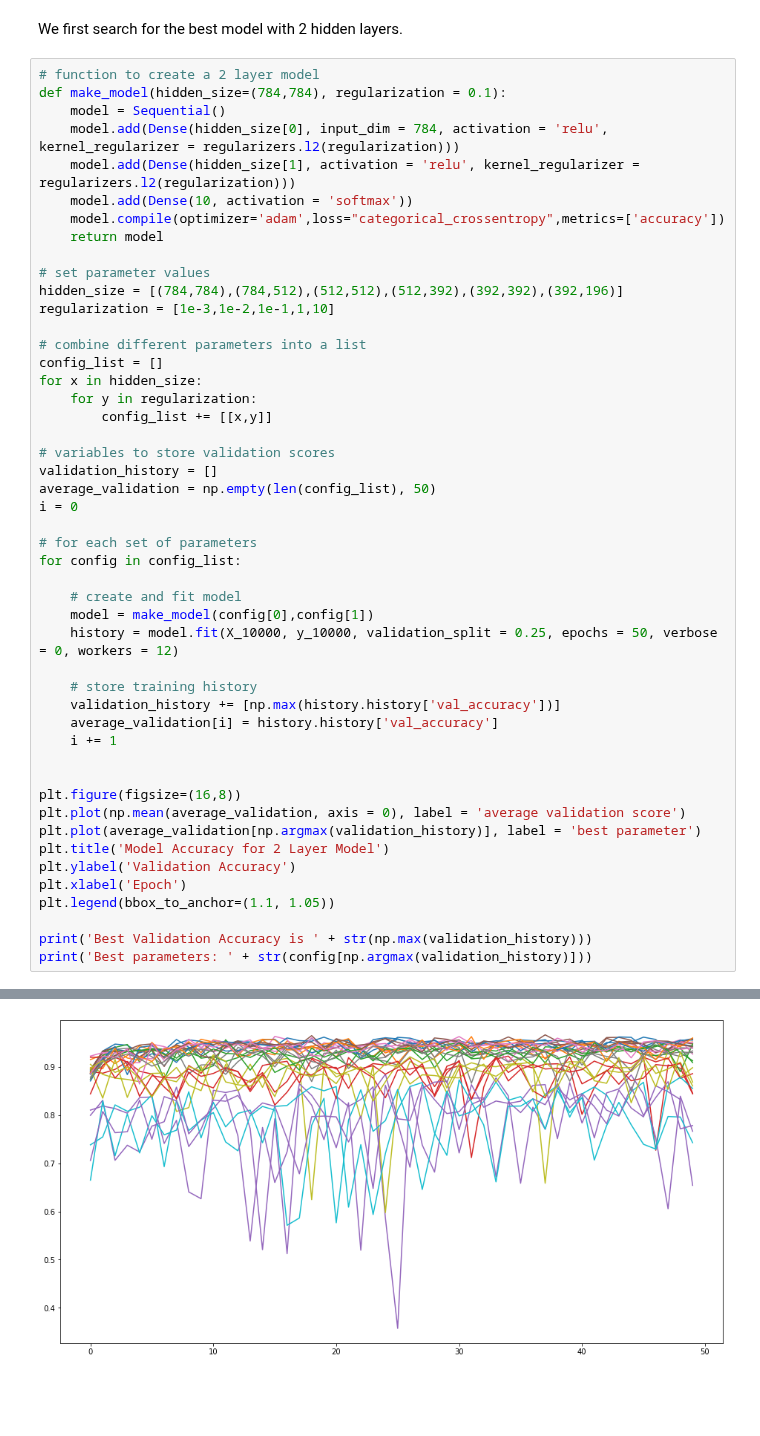
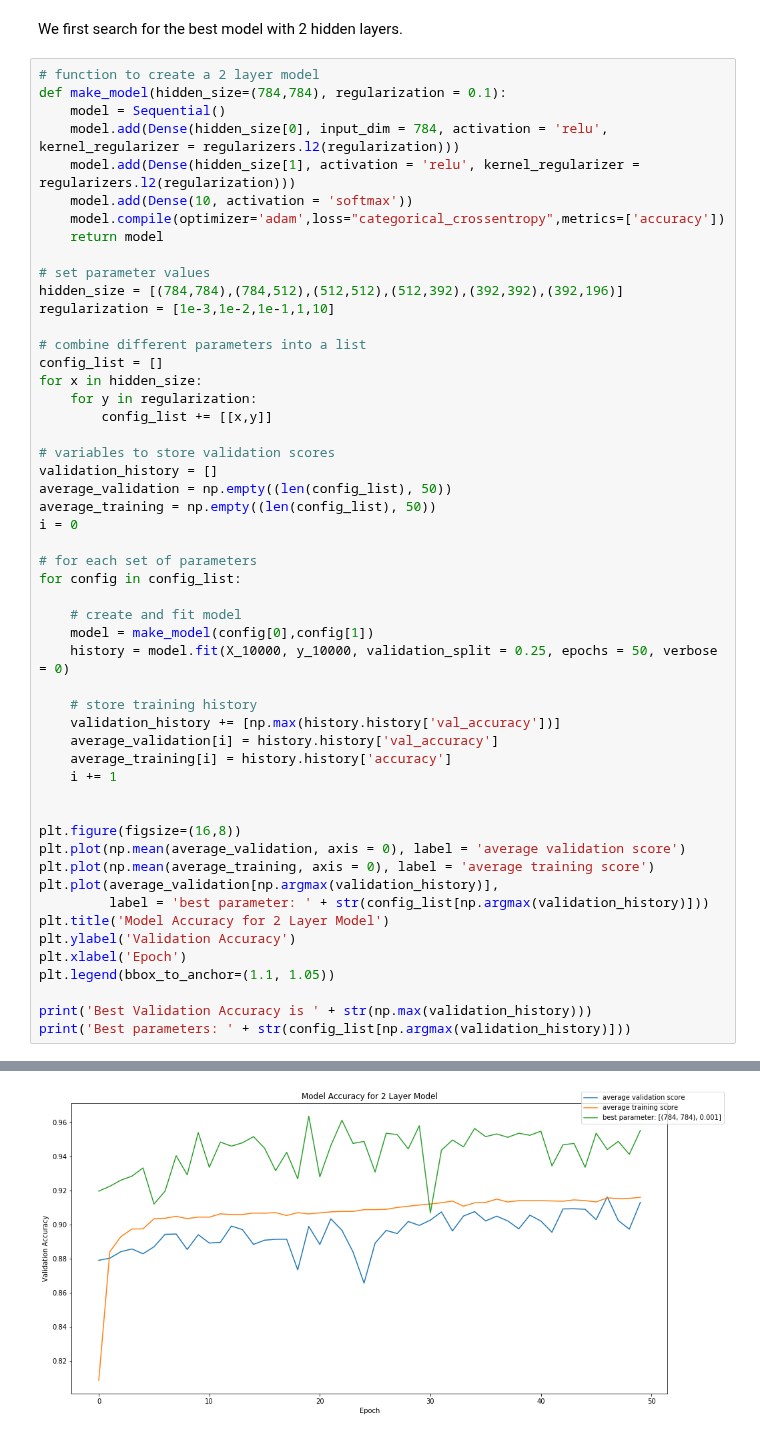
Before and after one commit to michaelqizhi/assignment-5-michaelqizhi, a Jupyter notebook: task2.ipynb, the cells around one changed output, grey strips where cells are left out. Saved outputs shown, nothing was run; the diff lists cells and outputs as text; blank space fills up the shorter version.

```diff
--- a/task2.ipynb
+++ b/task2.ipynb
@@ -52,7 +58,8 @@ for x in hidden_size:
 
 # variables to store validation scores
 validation_history = []
-average_validation = np.empty(len(config_list), 50)
+average_validation = np.empty((len(config_list), 50))
+average_training = np.empty((len(config_list), 50))
 i = 0
 
 # for each set of parameters
@@ -60,22 +67,25 @@ for config in config_list:
 
     # create and fit model
     model = make_model(config[0],config[1])
-    history = model.fit(X_10000, y_10000, validation_split = 0.25, epochs = 50, verbose = 0, workers = 12)
+    history = model.fit(X_10000, y_10000, validation_split = 0.25, epochs = 50, verbose = 0)
 
     # store training history
     validation_history += [np.max(history.history['val_accuracy'])]
     average_validation[i] = history.history['val_accuracy']
+    average_training[i] = history.history['accuracy']
     i += 1
 
 
 plt.figure(figsize=(16,8))
 plt.plot(np.mean(average_validation, axis = 0), label = 'average validation score')
-plt.plot(average_validation[np.argmax(validation_history)], label = 'best parameter')
+plt.plot(np.mean(average_training, axis = 0), label = 'average training score')
+plt.plot(average_validation[np.argmax(validation_history)],
+         label = 'best parameter: ' + str(config_list[np.argmax(validation_history)]))
 plt.title('Model Accuracy for 2 Layer Model')
 plt.ylabel('Validation Accuracy')
 plt.xlabel('Epoch')
 plt.legend(bbox_to_anchor=(1.1, 1.05))
 
 print('Best Validation Accuracy is ' + str(np.max(validation_history)))
-print('Best parameters: ' + str(config[np.argmax(validation_history)]))
+print('Best parameters: ' + str(config_list[np.argmax(validation_history)]))
 # %% [output]
@@ -83 +96 @@ KeyboardInterrupt:
-[figure, old version]
+[figure, new version]
```
Also changed, not shown: parts of 16 cells of this notebook, 1 other file.
